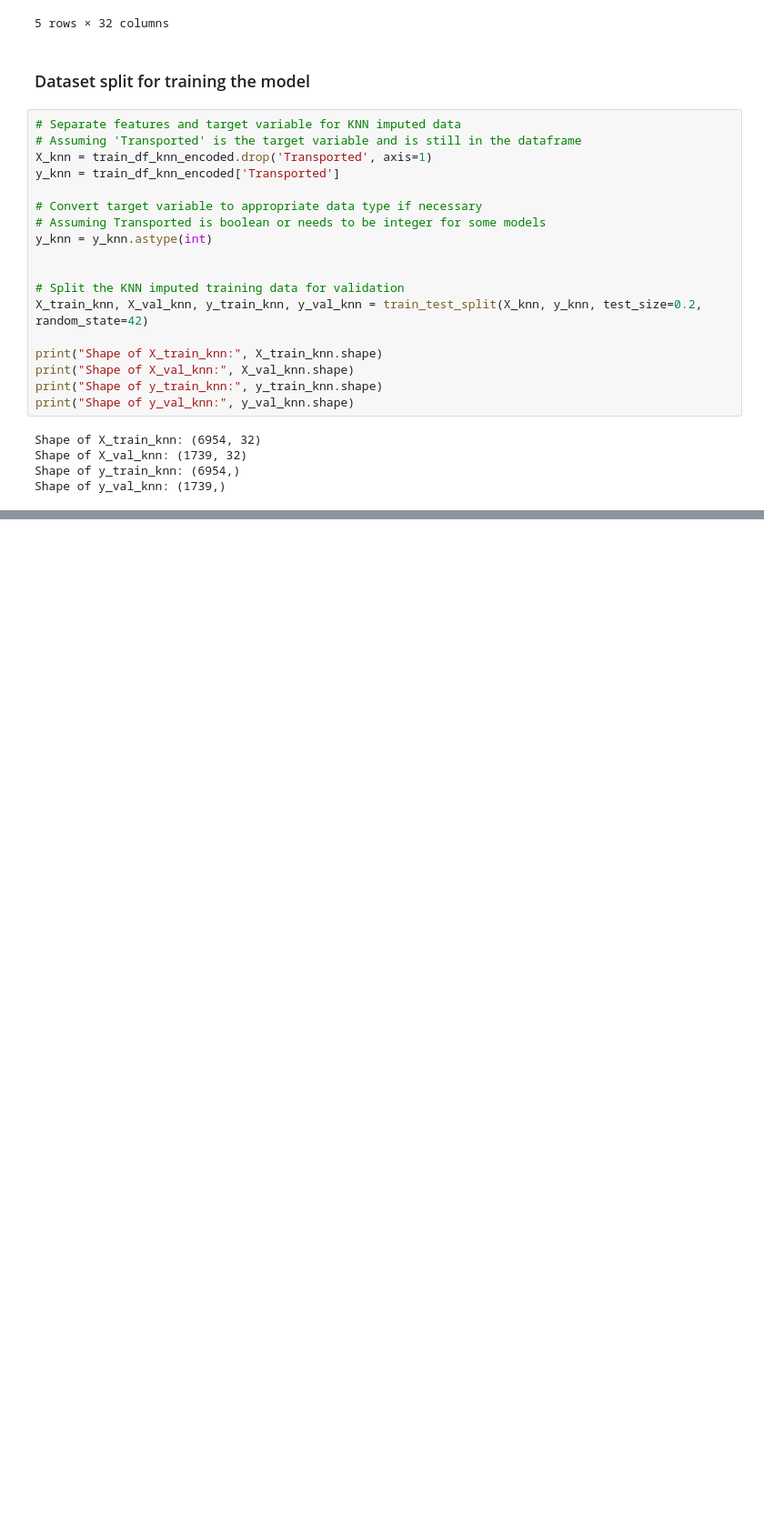
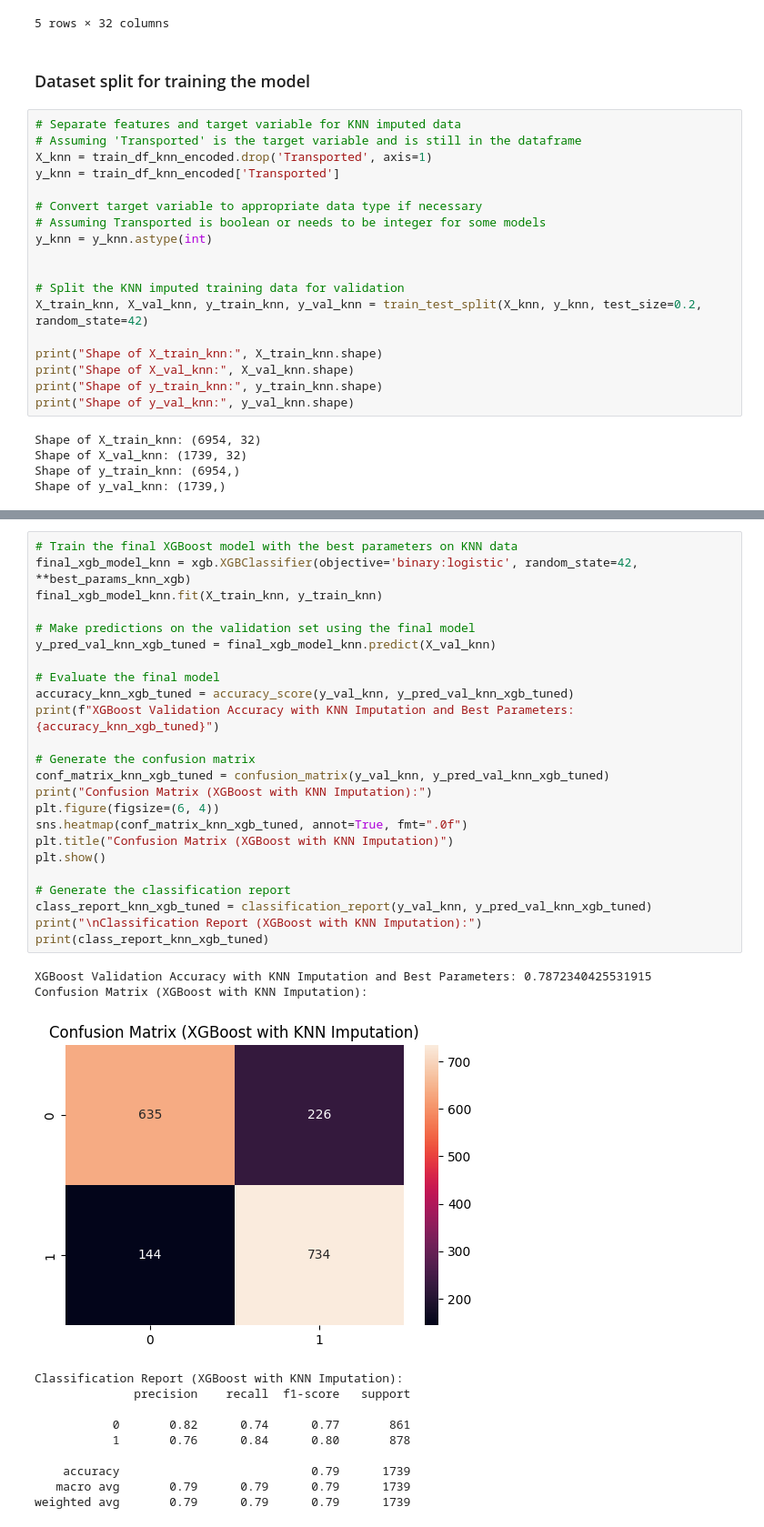
Before and after one commit to Data-Nova/spaceship_titanic_challenge, a Jupyter notebook: Spaceship_Titanic.ipynb, the cells around one changed output, grey strips where cells are left out. Shown at 91% size. Drawn from its saved outputs; the diff is of its cells as text; blank space fills up the shorter version.

Commit message:
Applied XGB on knn pre-processed data

```diff
--- a/Spaceship_Titanic.ipynb
+++ b/Spaceship_Titanic.ipynb
@@ -1246,0 +1279,37 @@ Shape of y_val_knn: (1739,)
+# %%
+# Train the final XGBoost model with the best parameters on KNN data
+final_xgb_model_knn = xgb.XGBClassifier(objective='binary:logistic', random_state=42, **best_params_knn_xgb)
+final_xgb_model_knn.fit(X_train_knn, y_train_knn)
+
+# Make predictions on the validation set using the final model
+y_pred_val_knn_xgb_tuned = final_xgb_model_knn.predict(X_val_knn)
+
+# Evaluate the final model
+accuracy_knn_xgb_tuned = accuracy_score(y_val_knn, y_pred_val_knn_xgb_tuned)
+print(f"XGBoost Validation Accuracy with KNN Imputation and Best Parameters: {accuracy_knn_xgb_tuned}")
+
+# Generate the confusion matrix
+conf_matrix_knn_xgb_tuned = confusion_matrix(y_val_knn, y_pred_val_knn_xgb_tuned)
+print("Confusion Matrix (XGBoost with KNN Imputation):")
+plt.figure(figsize=(6, 4))
+sns.heatmap(conf_matrix_knn_xgb_tuned, annot=True, fmt=".0f")
+plt.title("Confusion Matrix (XGBoost with KNN Imputation)")
+plt.show()
+
+# Generate the classification report
+class_report_knn_xgb_tuned = classification_report(y_val_knn, y_pred_val_knn_xgb_tuned)
+print("\nClassification Report (XGBoost with KNN Imputation):")
+print(class_report_knn_xgb_tuned)
+# %% [output]
+XGBoost Validation Accuracy with KNN Imputation and Best Parameters: 0.7872340425531915
+Confusion Matrix (XGBoost with KNN Imputation):
+[figure, added]
+Classification Report (XGBoost with KNN Imputation):
+              precision    recall  f1-score   support
+
+           0       0.82      0.74      0.77       861
+           1       0.76      0.84      0.80       878
+
+    accuracy                           0.79      1739
+   macro avg       0.79      0.79      0.79      1739
+weighted avg       0.79      0.79      0.79      1739
```
Also changed, not shown: parts of 7 cells of this notebook.
